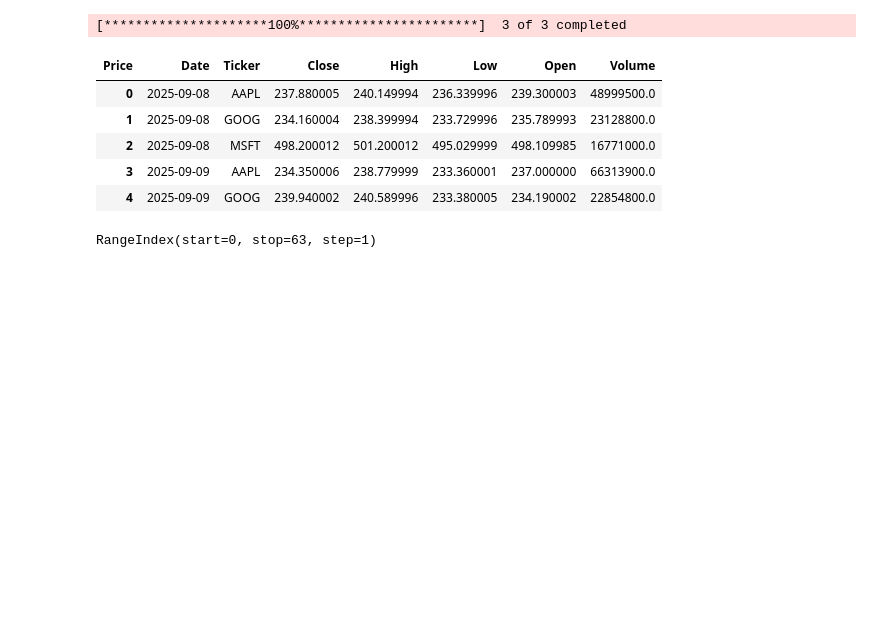
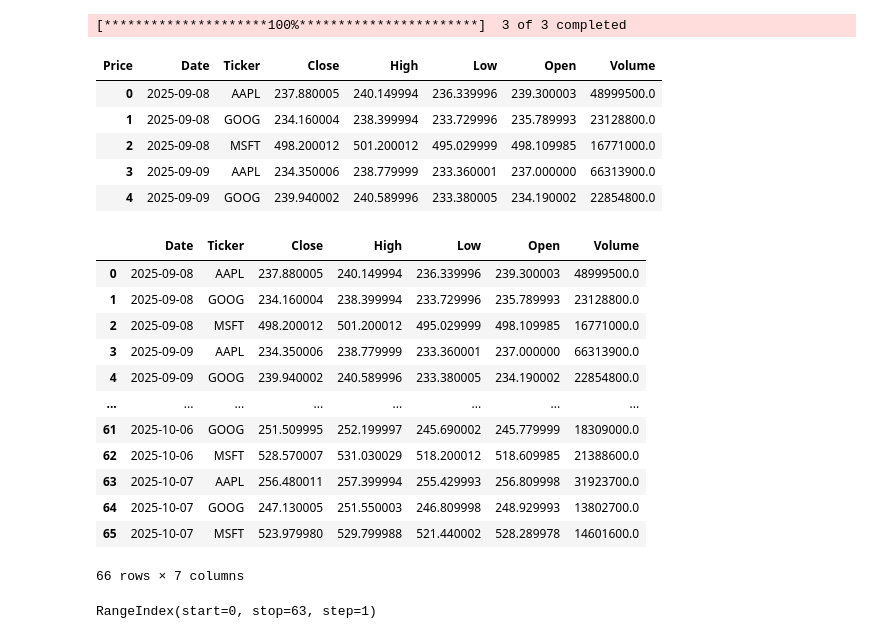
Before and after one commit to gabrielolympie/PythonForFinance, a Jupyter notebook: tds/4.LibraryDocumentation/problem2.ipynb, the cells around one changed output. Saved outputs shown, nothing was run; the diff lists cells and outputs as text; code cells hidden in the pictures; blank space fills up the shorter version.

```diff
--- a/tds/4.LibraryDocumentation/problem2.ipynb
+++ b/tds/4.LibraryDocumentation/problem2.ipynb
@@ -79,6 +145,23 @@ result.head()
 | 2 | 2025-09-08 | MSFT | 498.200012 | 501.200012 | 495.029999 | 498.109985 | 16771000.0 |
 | 3 | 2025-09-09 | AAPL | 234.350006 | 238.779999 | 233.360001 | 237.000000 | 66313900.0 |
 | 4 | 2025-09-09 | GOOG | 239.940002 | 240.589996 | 233.380005 | 234.190002 | 22854800.0 |
+# %%
+import pandas as pd
+pd.DataFrame(result.to_dict(orient="records"))
+# %% [output]
+|  | Date | Ticker | Close | High | Low | Open | Volume |
+| 0 | 2025-09-08 | AAPL | 237.880005 | 240.149994 | 236.339996 | 239.300003 | 48999500.0 |
+| 1 | 2025-09-08 | GOOG | 234.160004 | 238.399994 | 233.729996 | 235.789993 | 23128800.0 |
+| 2 | 2025-09-08 | MSFT | 498.200012 | 501.200012 | 495.029999 | 498.109985 | 16771000.0 |
+| 3 | 2025-09-09 | AAPL | 234.350006 | 238.779999 | 233.360001 | 237.000000 | 66313900.0 |
+| 4 | 2025-09-09 | GOOG | 239.940002 | 240.589996 | 233.380005 | 234.190002 | 22854800.0 |
+| ... | ... | ... | ... | ... | ... | ... | ... |
+| 61 | 2025-10-06 | GOOG | 251.509995 | 252.199997 | 245.690002 | 245.779999 | 18309000.0 |
+| 62 | 2025-10-06 | MSFT | 528.570007 | 531.030029 | 518.200012 | 518.609985 | 21388600.0 |
+| 63 | 2025-10-07 | AAPL | 256.480011 | 257.399994 | 255.429993 | 256.809998 | 31923700.0 |
+| 64 | 2025-10-07 | GOOG | 247.130005 | 251.550003 | 246.809998 | 248.929993 | 13802700.0 |
+| 65 | 2025-10-07 | MSFT | 523.979980 | 529.799988 | 521.440002 | 528.289978 | 14601600.0 |
+66 rows × 7 columns
 # %%
 result.to_excel('tickers.xlsx')
 # %%
```
Also changed, not shown: parts of 10 cells of this notebook.
